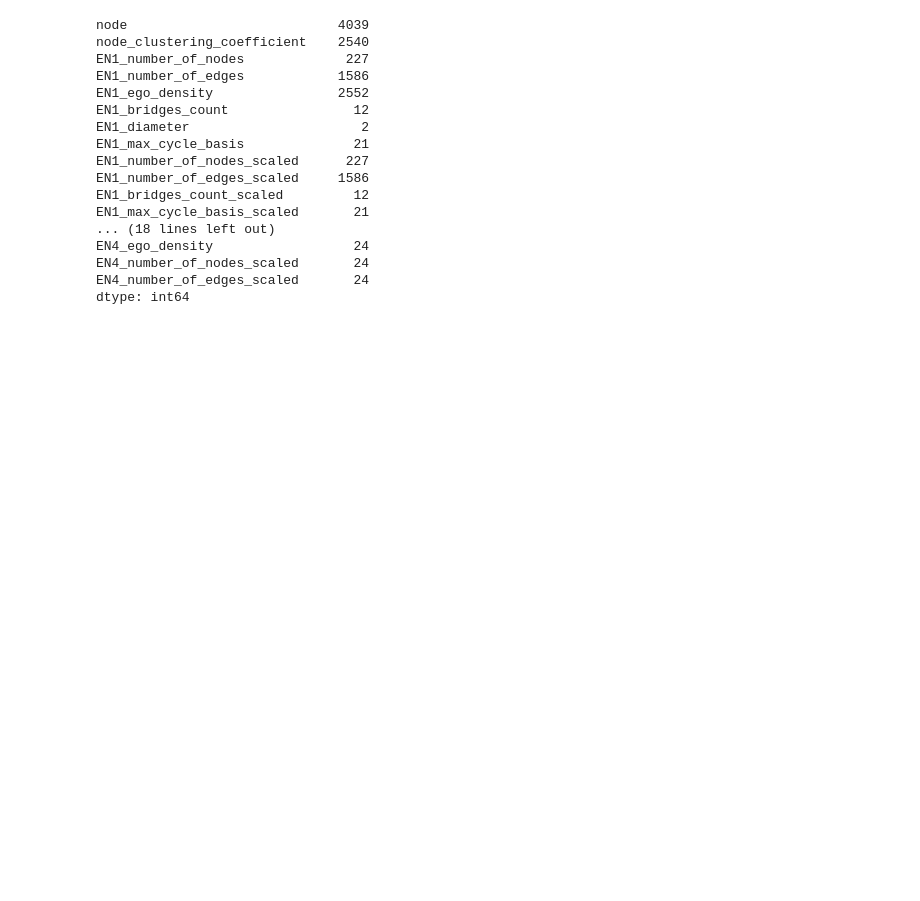
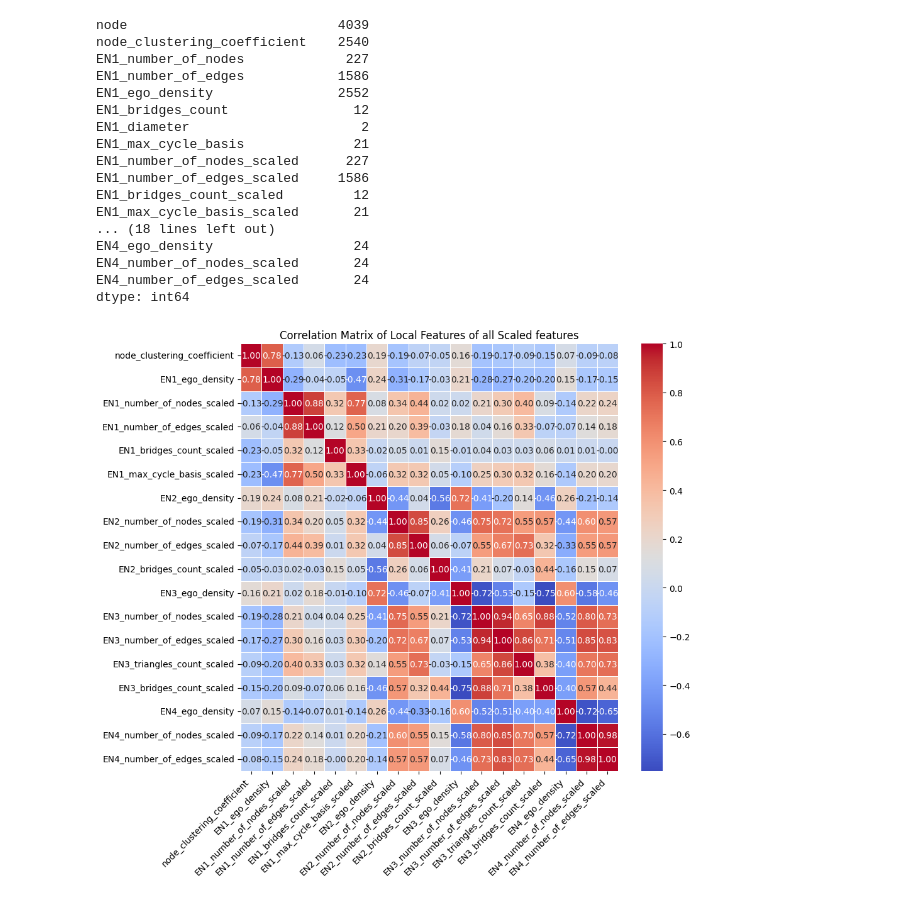
Before and after one commit to kk-shetty/data_science_ik, a Jupyter notebook: projects/ml_mini_project/node_clustering.ipynb, the cells around one changed output. Cells and saved outputs as stored; diff of their text form; code cells hidden in the pictures; blank space fills up the shorter version.

```diff
--- a/projects/ml_mini_project/node_clustering.ipynb
+++ b/projects/ml_mini_project/node_clustering.ipynb
@@ -332,12 +384,20 @@ EN4_ego_density                  24
 EN4_number_of_nodes_scaled       24
 EN4_number_of_edges_scaled       24
 dtype: int64
+# %%
+# List of scaled features
+scaled_features = ['node_clustering_coefficient','EN1_ego_density', 'EN1_number_of_nodes_scaled', 'EN1_number_of_edges_scaled', 'EN1_bridges_count_scaled', 'EN1_max_cycle_basis_scaled']
+scaled_features.extend(['EN2_ego_density','EN2_number_of_nodes_scaled', 'EN2_number_of_edges_scaled', 'EN2_bridges_count_scaled'])
+scaled_features.extend(['EN3_ego_density','EN3_number_of_nodes_scaled', 'EN3_number_of_edges_scaled', 'EN3_triangles_count_scaled', 'EN3_bridges_count_scaled'])
+scaled_features.extend(['EN4_ego_density','EN4_number_of_nodes_scaled', 'EN4_number_of_edges_scaled'])
 # %%
-# Correlation matrics for all 4 ego network features
+# Correlation metrics for all 4 ego network features
 features = []
-plt.figure(figsize=(5, 4))
-heatmap = sns.heatmap(df4.iloc[:,1:].corr(), annot=True, cmap='coolwarm', fmt=".2f", linewidths=0.5)
+plt.figure(figsize=(10, 9))
+heatmap = sns.heatmap(merged_df[scaled_features].corr(), annot=True, cmap='coolwarm', fmt=".2f", linewidths=0.5)
 heatmap.set_xticklabels(heatmap.get_xticklabels(), rotation=45, horizontalalignment='right')
-plt.title('Correlation Matrix of Local Features of 4th Ego Network')
+plt.title('Correlation Matrix of Local Features of all Scaled features')
 plt.tight_layout()
 plt.show()
+# %% [output]
+[figure, added]
```
Also changed, not shown: parts of 30 cells of this notebook.
